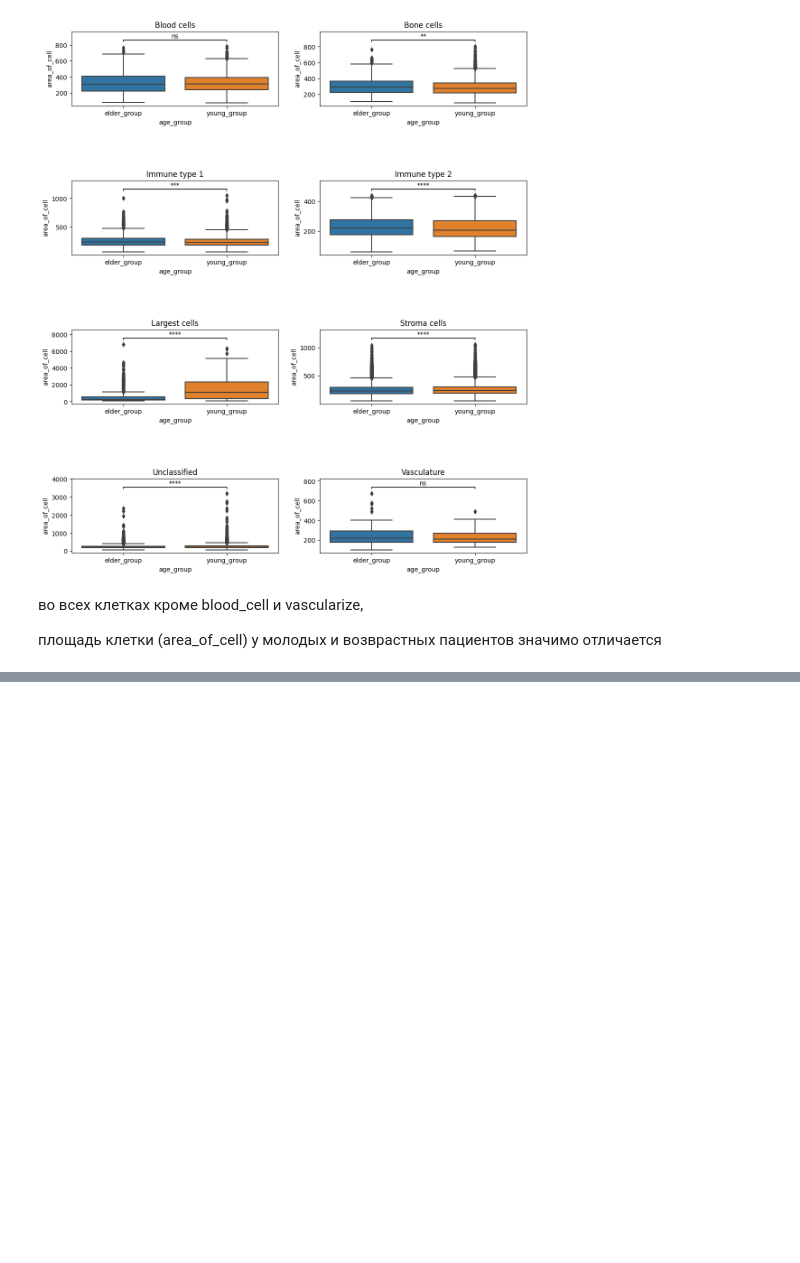
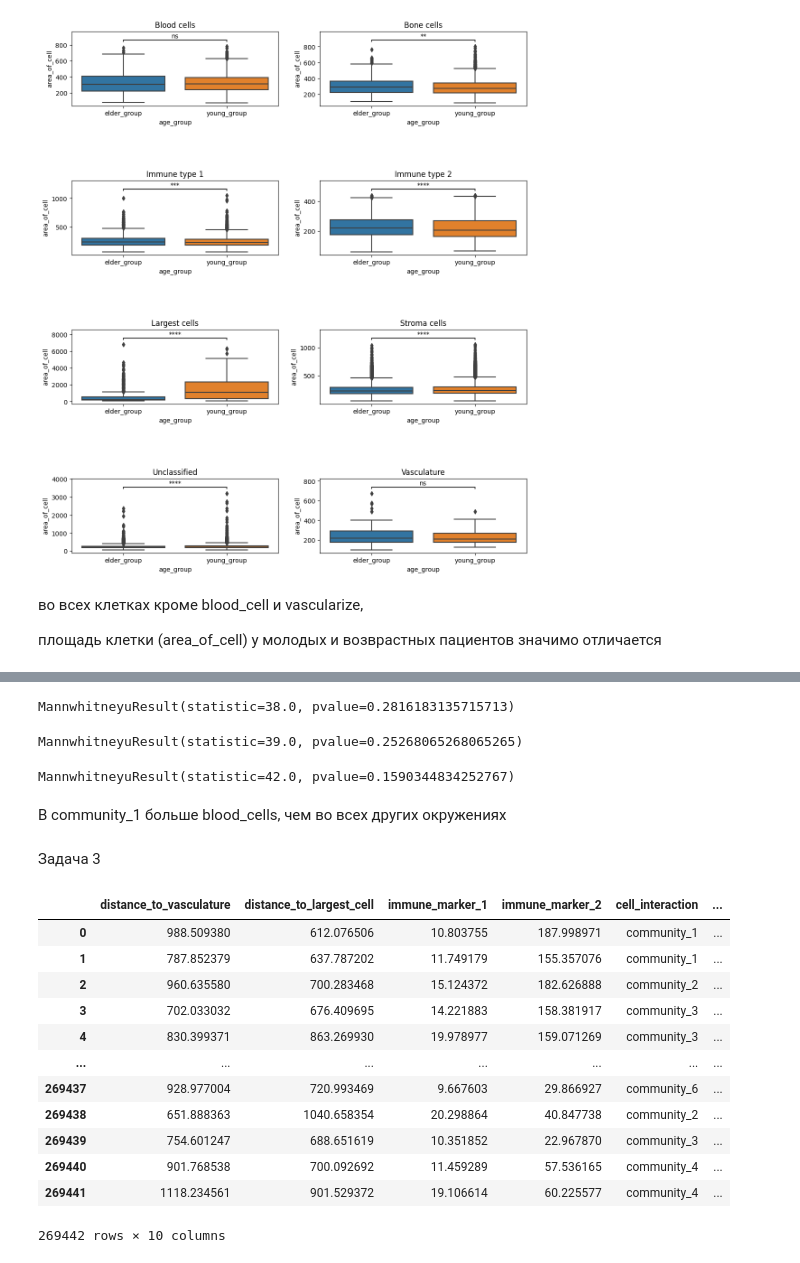
Before and after one commit to MarinaGrad/SF-data-science22, a Jupyter notebook: homework/Community_ dataset/HW4_MG.ipynb, the cells around one changed output, grey strips where cells are left out. Drawn from its saved outputs; the diff is of its cells as text; code cells hidden in the pictures; blank space fills up the shorter version.

```diff
--- a/homework/Community_ dataset/HW4_MG.ipynb
+++ b/homework/Community_ dataset/HW4_MG.ipynb
@@ -81,0 +173,41 @@ order = community_dataset['age_group'].unique()
+# %%
+stats.mannwhitneyu(x=blood_cells[blood_cells['cell_interaction'] == 'community_1']['count'],
+                   y=blood_cells[blood_cells['cell_interaction'] == 'community_4']['count'],
+                   alternative='greater')
+# %% [output]
+MannwhitneyuResult(statistic=38.0, pvalue=0.2816183135715713)
+# %%
+stats.mannwhitneyu(x=blood_cells[blood_cells['cell_interaction'] == 'community_1']['count'],
+                   y=blood_cells[blood_cells['cell_interaction'] == 'community_2']['count'],
+                   alternative='greater')
+# %% [output]
+MannwhitneyuResult(statistic=39.0, pvalue=0.25268065268065265)
+# %%
+stats.mannwhitneyu(x=blood_cells[blood_cells['cell_interaction'] == 'community_1']['count'],
+                   y=blood_cells[blood_cells['cell_interaction'] == 'community_5']['count'],
+                   alternative='greater')
+# %% [output]
+MannwhitneyuResult(statistic=42.0, pvalue=0.1590344834252767)
+# %% [markdown]
+В community_1 больше blood_cells, чем во всех других окружениях
+# %% [markdown]
+Задача 3
+# %%
+count_of_cells = community_dataset[['case_id', 'area_of_cell']].groupby(by=['case_id']).count().reset_index().rename({'area_of_cell':'total'},axis=1)
+count_of_cells
+# %%
+community_dataset.join(count_of_cells.set_index('case_id'), on='case_id')
+# %% [output]
+|  | distance_to_vasculature | distance_to_largest_cell | immune_marker_1 | immune_marker_2 | cell_interaction | ... |
+| 0 | 988.509380 | 612.076506 | 10.803755 | 187.998971 | community_1 | ... |
+| 1 | 787.852379 | 637.787202 | 11.749179 | 155.357076 | community_1 | ... |
+| 2 | 960.635580 | 700.283468 | 15.124372 | 182.626888 | community_2 | ... |
+| 3 | 702.033032 | 676.409695 | 14.221883 | 158.381917 | community_3 | ... |
+| 4 | 830.399371 | 863.269930 | 19.978977 | 159.071269 | community_3 | ... |
+| ... | ... | ... | ... | ... | ... | ... |
+| 269437 | 928.977004 | 720.993469 | 9.667603 | 29.866927 | community_6 | ... |
+| 269438 | 651.888363 | 1040.658354 | 20.298864 | 40.847738 | community_2 | ... |
+| 269439 | 754.601247 | 688.651619 | 10.351852 | 22.967870 | community_3 | ... |
+| 269440 | 901.768538 | 700.092692 | 11.459289 | 57.536165 | community_4 | ... |
+| 269441 | 1118.234561 | 901.529372 | 19.106614 | 60.225577 | community_4 | ... |
+269442 rows × 10 columns
```
Also changed, not shown: parts of 18 cells of this notebook.
